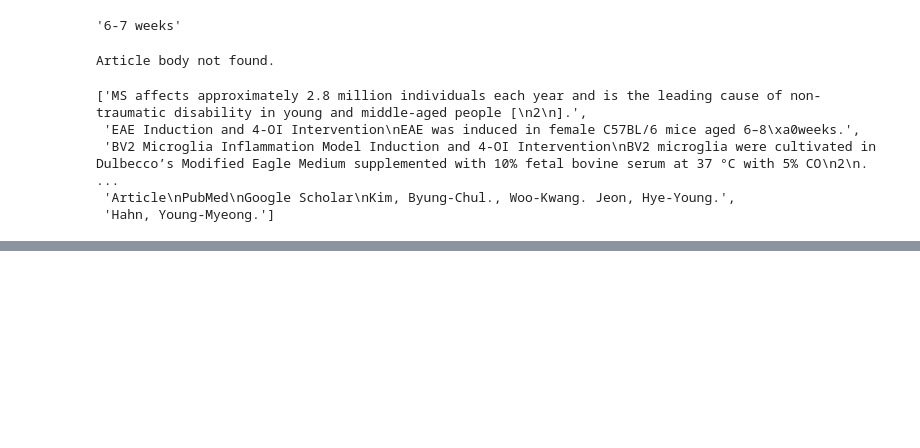
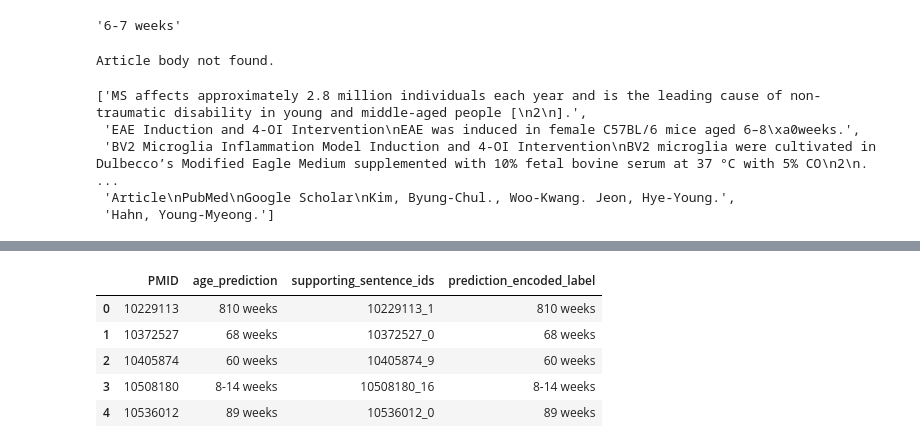
Before and after one commit to Ineichen-Group/Preclinical_DrugDisease_Translation_Pipeline, a Jupyter notebook: 08_IE_full_text/Age_Clean_Extraction.ipynb, the cells around one changed output, grey strips where cells are left out. Saved outputs shown, nothing was run; the diff lists cells and outputs as text; code cells hidden in the pictures; blank space fills up the shorter version.

```diff
--- a/08_IE_full_text/Age_Clean_Extraction.ipynb
+++ b/08_IE_full_text/Age_Clean_Extraction.ipynb
@@ -763,0 +838,10 @@ age_sentences
+# %%
+df_age_original = pd.read_csv("./model_predictions/age/age_unsloth_meta_llama_3.1_8b_doc_level_predictions.csv")
+df_age_original.head(5)
+# %% [output]
+|  | PMID | age_prediction | supporting_sentence_ids | prediction_encoded_label |
+| 0 | 10229113 | 810 weeks | 10229113_1 | 810 weeks |
+| 1 | 10372527 | 68 weeks | 10372527_0 | 68 weeks |
+| 2 | 10405874 | 60 weeks | 10405874_9 | 60 weeks |
+| 3 | 10508180 | 8-14 weeks | 10508180_16 | 8-14 weeks |
+| 4 | 10536012 | 89 weeks | 10536012_0 | 89 weeks |
```
Also changed, not shown: parts of 19 cells of this notebook.
